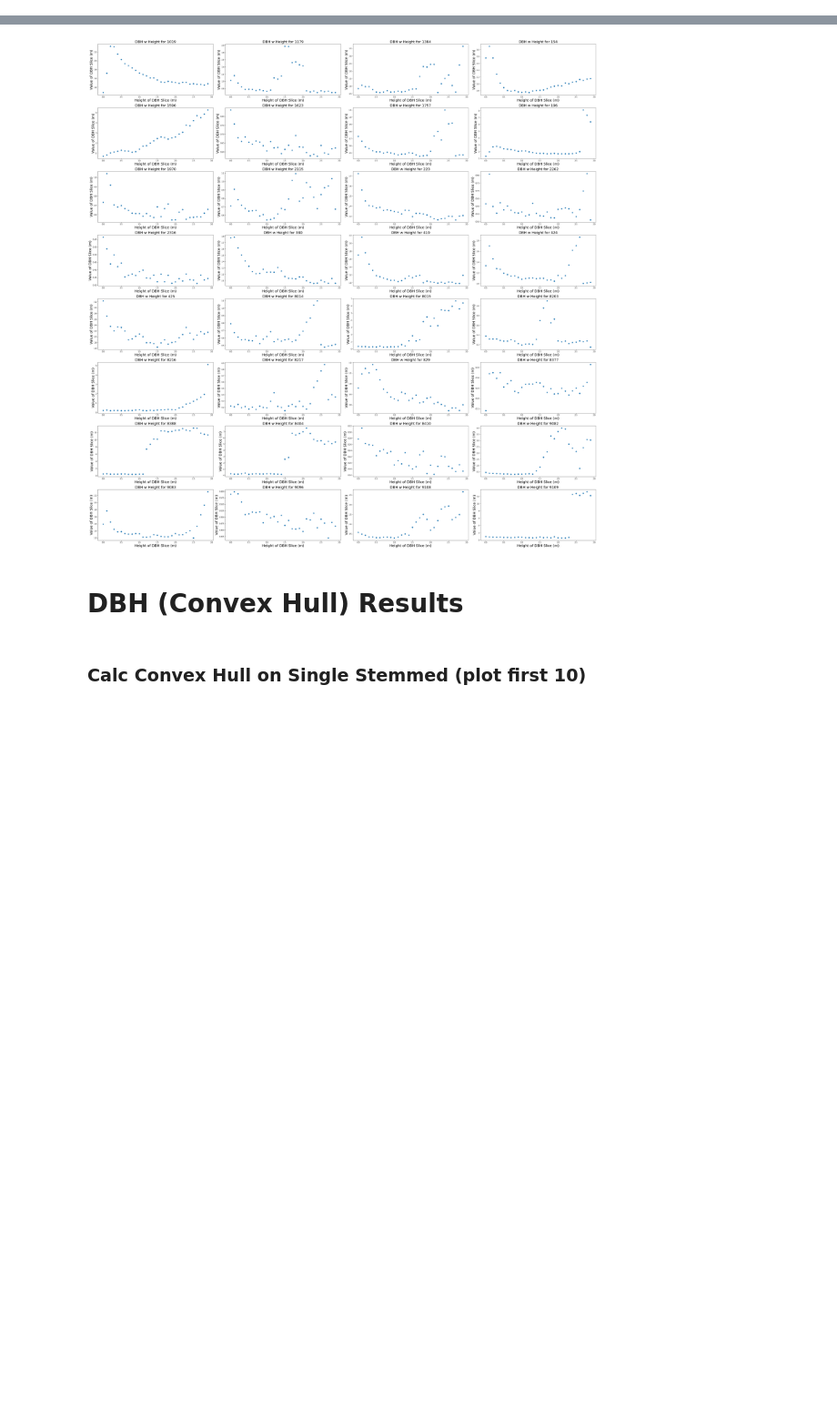
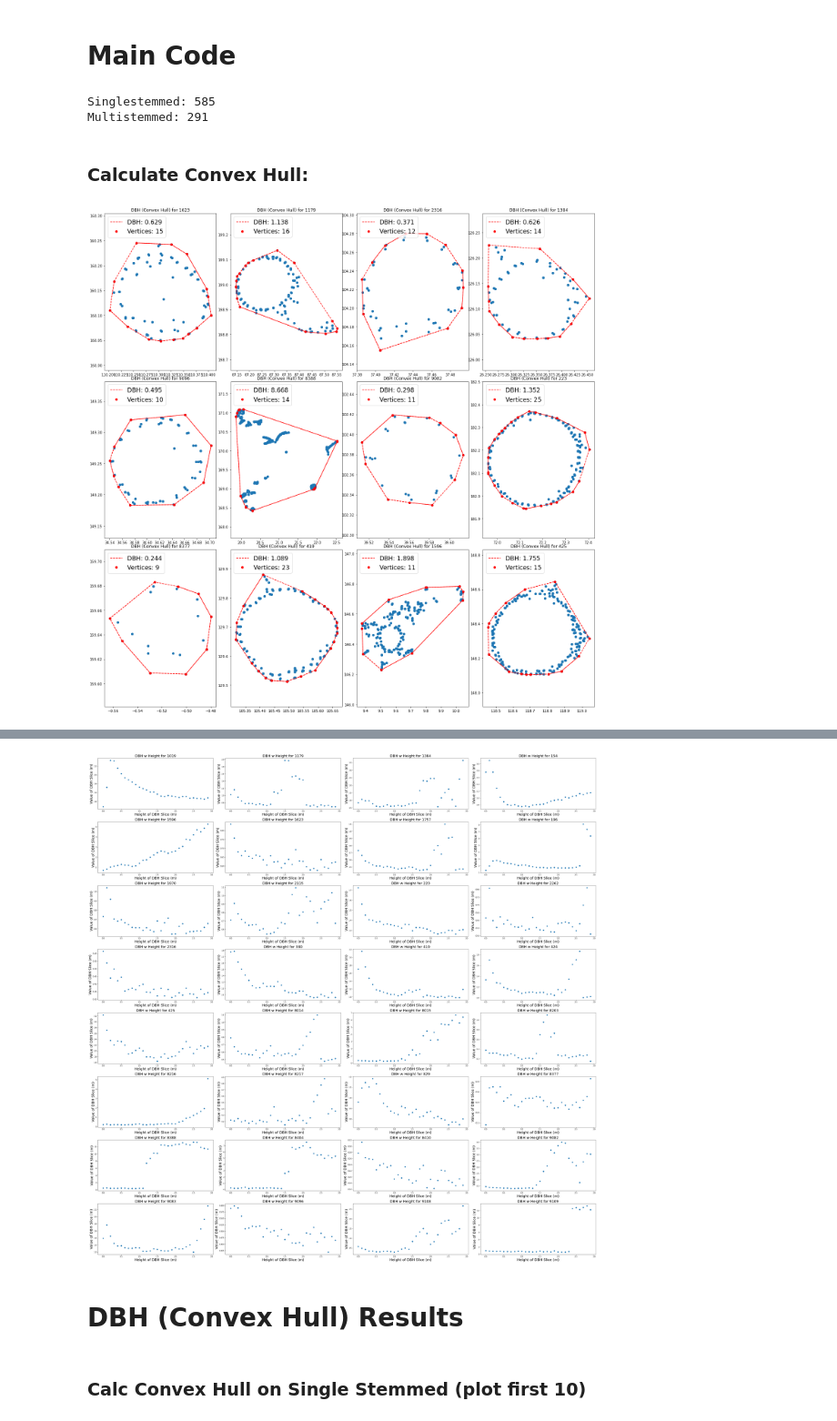
Before and after one commit to sabinenix/CloudDBH, a Jupyter notebook: CloudDBH.ipynb, the cells around one changed output, grey strips where cells are left out. Shown at 91% size. Drawn from its saved outputs; the diff is of its cells as text; code cells hidden in the pictures; blank space fills up the shorter version.

```diff
--- a/CloudDBH.ipynb
+++ b/CloudDBH.ipynb
@@ -554,17 +127,36 @@ def calc_dbh(trees, ptspath, plot=True, nnthresh=0.05):
+# %%
+def split_singlemulti(ptspath):
+
+    singlestemmed = []
+    multistemmed = []
+
+    # get list of trees from pts path
+    trees = glob.glob("%s/*ply" % pts_path)
+
+    for tree in trees:
+        tree_num = tree.split("_")[-1].split(".")[0]
+
+        # if the treeID ends in a letter, it is not single stem
+        if tree_num[-1].isalpha():
+            multistemmed.append(tree)
+        else:
+            singlestemmed.append(tree)
+
+    return singlestemmed, multistemmed
 # %%
-# calculate convex hull
-# TODO: remove outliers from dbh slice
-def calc_convexhull(trees, ptspath, plot=True):
+def calc_convexhull(trees, ptspath, plot=True, ncols=4):
     """
     Function to calculate and plot convex hulls for each tree in a list of trees.
     """
 
     if plot:
-        fig, axs = formatplots(trees, ncols=4)
+        fig, axs = formatplots(trees, ncols)
         rowind = colind = treeind = 0
 
     # initialize empty lists of tree numbers and dbhs
-    tree_list = dbh_list = vert_list = []
+    tree_list = []
+    dbh_list = []
+    vert_list = []
 
     # loop through trees, calculate dbh, plot
     for tree in trees:
@@ -645,0 +275,2 @@ def iter_dbh(trees, ptspath, step=0.1, lim=3):
+# %% [markdown]
+# Main Code
@@ -645,0 +281,17 @@ def iter_dbh(trees, ptspath, step=0.1, lim=3):
+# %%
+trees = glob.glob("%s/*ply" % pts_path)
+singlestemmed, multistemmed = split_singlemulti(pts_path)
+
+print(f'Singlestemmed: {len(singlestemmed)}')
+print(f'Multistemmed: {len(multistemmed)}')
+# %% [output]
+Singlestemmed: 585
+Multistemmed: 291
+# %% [markdown]
+### Calculate Convex Hull:
+# %%
+# calculate convex hull on all singlestemmed and plot first 12
+df_dbh = calc_convexhull(singlestemmed, pts_path, False)
+df_dbh_12 = calc_convexhull(singlestemmed[0:12], pts_path, True, ncols=4)
+# %% [output]
+[figure, added]
```
Also changed, not shown: parts of 36 cells of this notebook.
